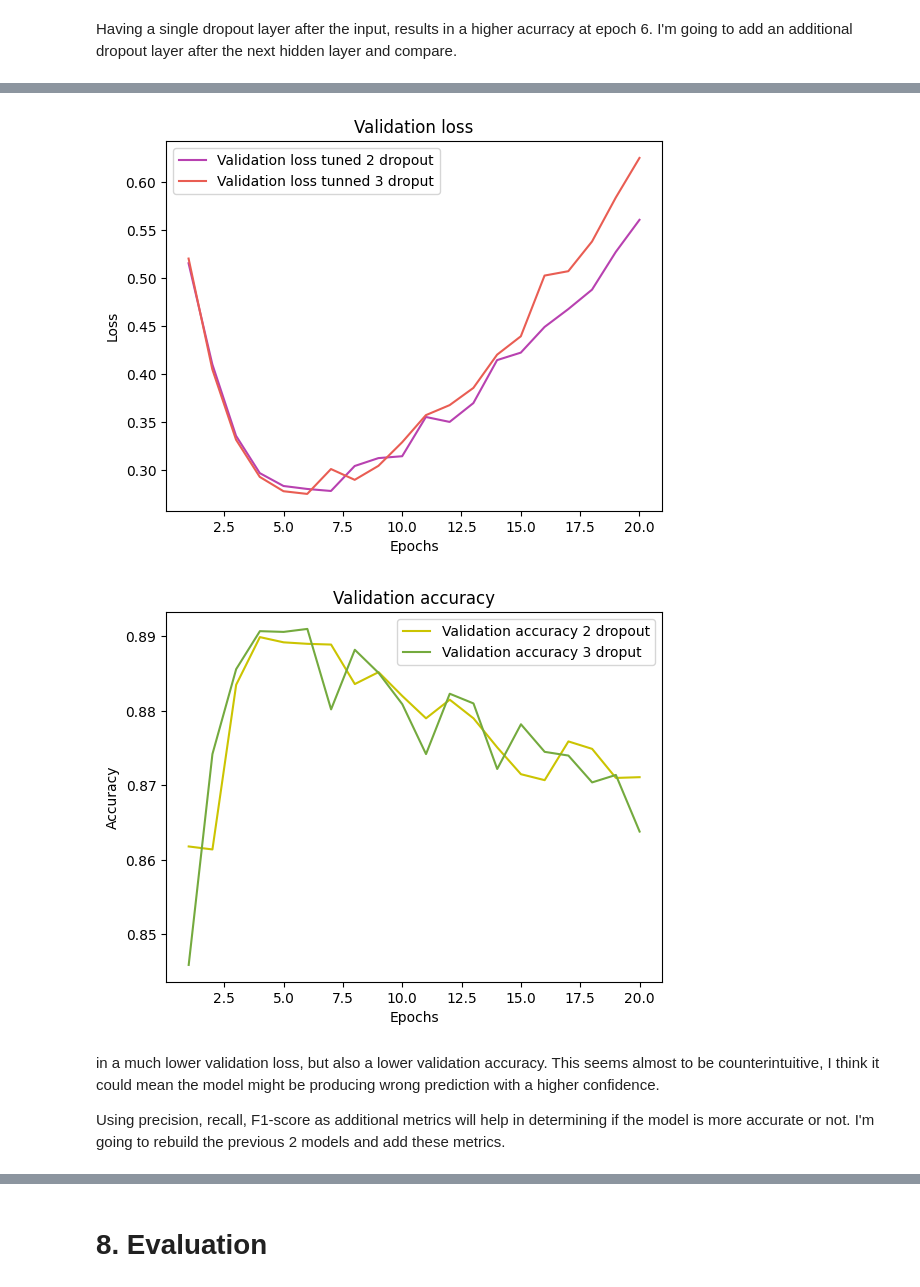
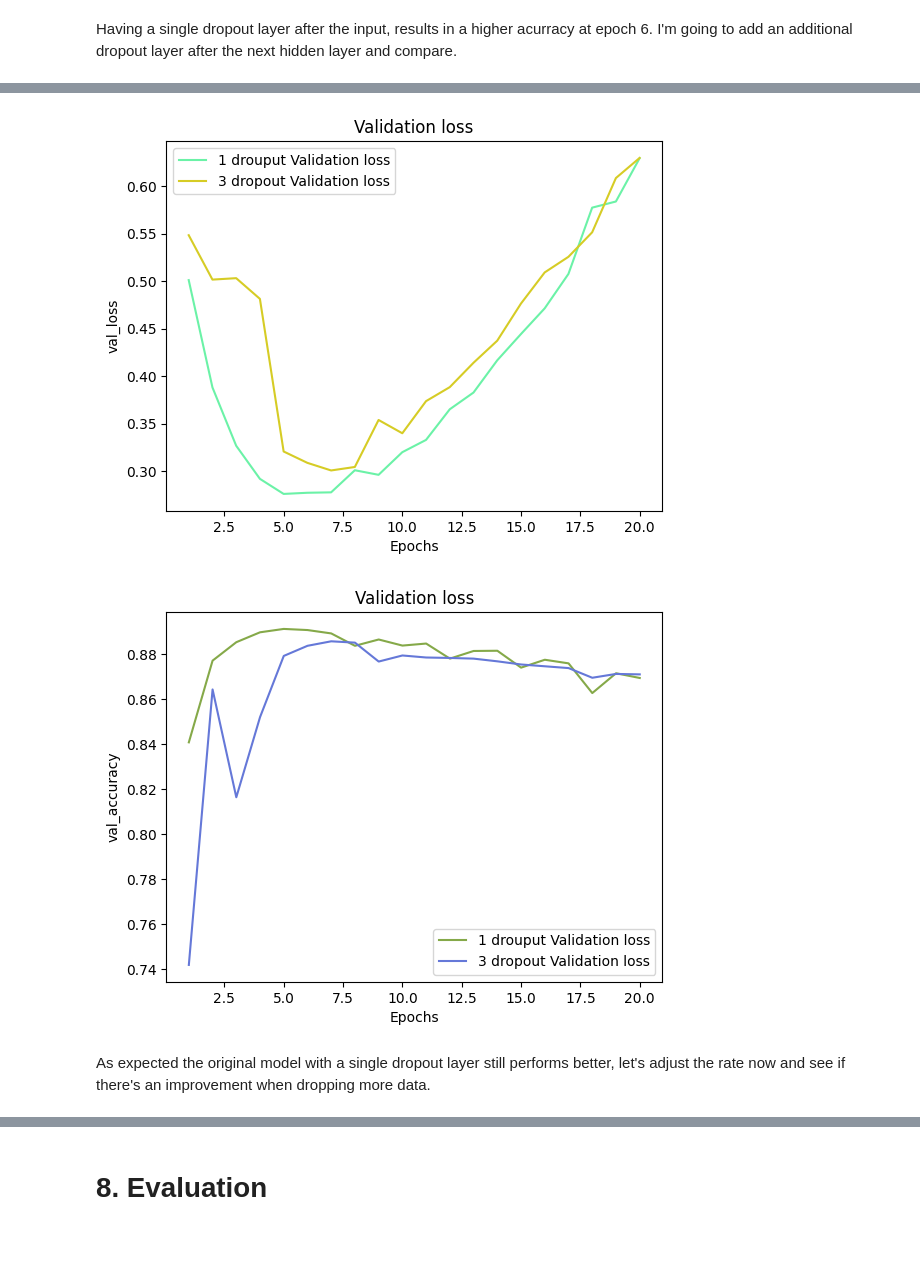
Before and after one commit to estebangarcia/cm3015-final, a Jupyter notebook: imdb_final.ipynb, the cells around one changed output, grey strips where cells are left out. Saved outputs shown, nothing was run; the diff lists cells and outputs as text; code cells hidden in the pictures; blank space fills up the shorter version.

```diff
--- a/imdb_final.ipynb
+++ b/imdb_final.ipynb
@@ -534,33 +524,8 @@ Epoch 20/20
-# %%
-history = tuning_history[2]
-previous_model_history = tuning_history[1]
-
-val_loss = history.history['val_loss']
-
-plt.plot(epochs, previous_model_history.history['val_loss'], label=f"Validation loss tuned 2 dropout", color=np.random.rand(3,))
-plt.plot(epochs, val_loss, label=f"Validation loss tunned 3 droput", color=np.random.rand(3,))
-plt.title("Validation loss")
-plt.xlabel('Epochs')
-plt.ylabel('Loss')
-
-plt.legend()
-plt.show()
-
-val_accuracy = history.history['val_accuracy']
-
-plt.plot(epochs, previous_model_history.history['val_accuracy'], label=f"Validation accuracy 2 dropout", color=np.random.rand(3,))
-plt.plot(epochs, val_accuracy, label=f"Validation accuracy 3 droput", color=np.random.rand(3,))
-plt.title("Validation accuracy")
-plt.xlabel('Epochs')
-plt.ylabel('Accuracy')
-
-plt.legend()
-plt.show()
-# %% [output]
-[figure, removed]
-[figure, removed]
-# %% [markdown]
- in a much lower validation loss, but also a lower validation accuracy. This seems almost to be counterintuitive, I think it could mean the model might be producing wrong prediction with a higher confidence.
-
-Using precision, recall, F1-score as additional metrics will help in determining if the model is more accurate or not. I'm going to rebuild the previous 2 models and add these metrics.
+# %%
+plot_with_previous(epochs=epochs, previous_history=tuning_first_iteration, current_history=tuning_thid_iteration, previous_label="1 drouput", current_label="3 dropout")
+# %% [output]
+[figure, added]
+[figure, added]
+# %% [markdown]
+As expected the original model with a single dropout layer still performs better, let's adjust the rate now and see if there's an improvement when dropping more data.
 # %%
```
Also changed, not shown: parts of 28 cells of this notebook.
